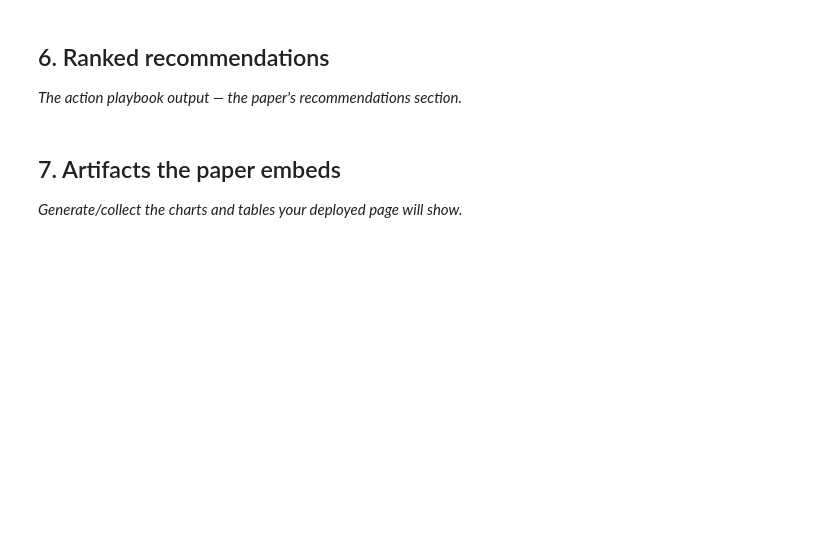
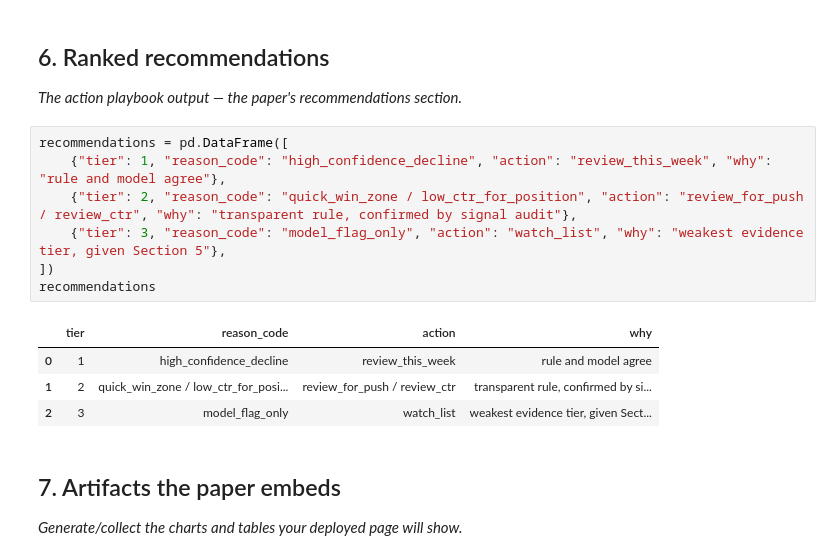
Before and after one commit to irene501/flyrank, a Jupyter notebook: work/notebooks/capstone.ipynb, the cells around one changed output. Drawn from its saved outputs; the diff is of its cells as text; blank space fills up the shorter version.

```diff
--- a/work/notebooks/capstone.ipynb
+++ b/work/notebooks/capstone.ipynb
@@ -30,6 +232,18 @@ This skeleton is yours to fill. Work the sections **in order** — each one has
 ## 6. Ranked recommendations
 
 *The action playbook output — the paper's recommendations section.*
+# %%
+recommendations = pd.DataFrame([
+    {"tier": 1, "reason_code": "high_confidence_decline", "action": "review_this_week", "why": "rule and model agree"},
+    {"tier": 2, "reason_code": "quick_win_zone / low_ctr_for_position", "action": "review_for_push / review_ctr", "why": "transparent rule, confirmed by signal audit"},
+    {"tier": 3, "reason_code": "model_flag_only", "action": "watch_list", "why": "weakest evidence tier, given Section 5"},
+])
+recommendations
+# %% [output]
+|  | tier | reason_code | action | why |
+| 0 | 1 | high_confidence_decline | review_this_week | rule and model agree |
+| 1 | 2 | quick_win_zone / low_ctr_for_posi... | review_for_push / review_ctr | transparent rule, confirmed by si... |
+| 2 | 3 | model_flag_only | watch_list | weakest evidence tier, given Sect... |
 # %% [markdown]
 ## 7. Artifacts the paper embeds
 
```
Also changed, not shown: parts of 10 cells of this notebook.
